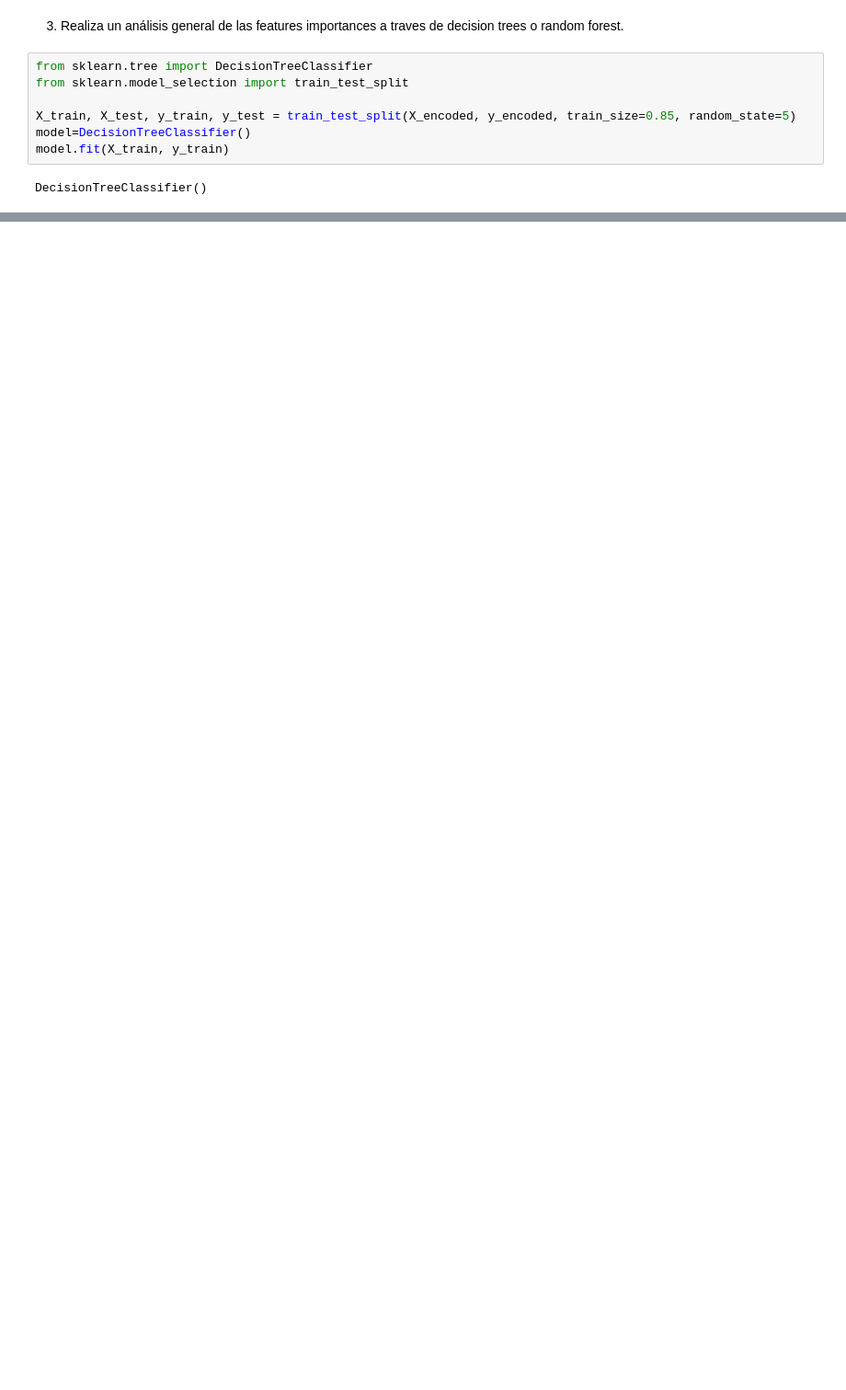
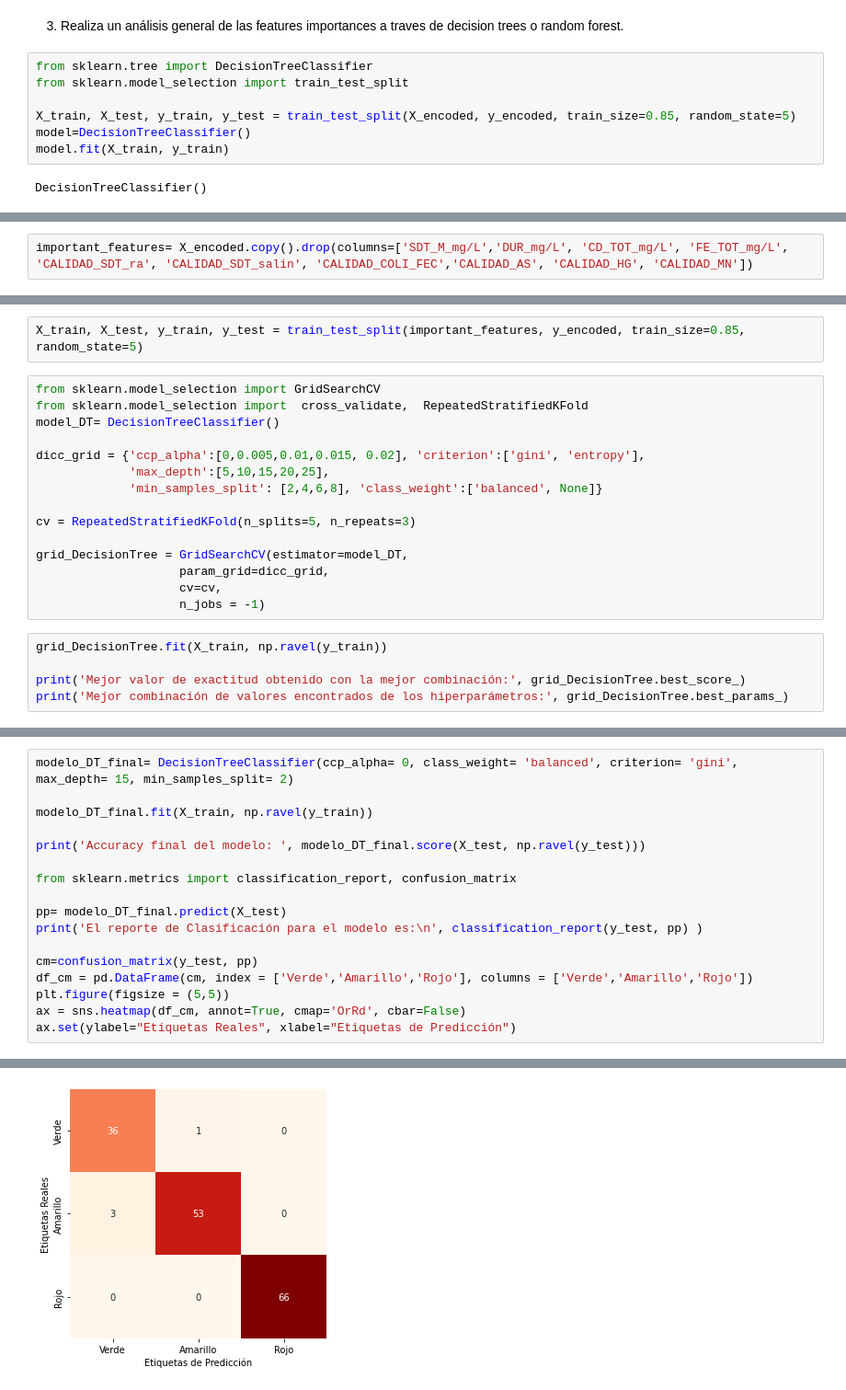
Before and after one commit to PosgradoMNA/actividades-del-projecto-team-1, a Jupyter notebook: Reto/Reto_Equipo2.ipynb, the cells around one changed output, grey strips where cells are left out. Shown at 92% size. Saved outputs shown, nothing was run; the diff lists cells and outputs as text; blank space fills up the shorter version.

```diff
--- a/Reto/Reto_Equipo2.ipynb
+++ b/Reto/Reto_Equipo2.ipynb
@@ -929,0 +941,2 @@ array([0.0232712 , 0.03488747, 0.        , 0.21447352, 0.18299082,
+# %%
+important_features= X_encoded.copy().drop(columns=['SDT_M_mg/L','DUR_mg/L', 'CD_TOT_mg/L', 'FE_TOT_mg/L', 'CALIDAD_SDT_ra', 'CALIDAD_SDT_salin', 'CALIDAD_COLI_FEC','CALIDAD_AS', 'CALIDAD_HG', 'CALIDAD_MN'])
@@ -929,0 +954,22 @@ array([0.0232712 , 0.03488747, 0.        , 0.21447352, 0.18299082,
+# %%
+X_train, X_test, y_train, y_test = train_test_split(important_features, y_encoded, train_size=0.85, random_state=5)
+# %%
+from sklearn.model_selection import GridSearchCV
+from sklearn.model_selection import  cross_validate,  RepeatedStratifiedKFold
+model_DT= DecisionTreeClassifier()
+
+dicc_grid = {'ccp_alpha':[0,0.005,0.01,0.015, 0.02], 'criterion':['gini', 'entropy'],
+             'max_depth':[5,10,15,20,25],
+             'min_samples_split': [2,4,6,8], 'class_weight':['balanced', None]}
+
+cv = RepeatedStratifiedKFold(n_splits=5, n_repeats=3)
+
+grid_DecisionTree = GridSearchCV(estimator=model_DT,
+                    param_grid=dicc_grid,
+                    cv=cv,
+                    n_jobs = -1)
+# %%
+grid_DecisionTree.fit(X_train, np.ravel(y_train))
+
+print('Mejor valor de exactitud obtenido con la mejor combinación:', grid_DecisionTree.best_score_)
+print('Mejor combinación de valores encontrados de los hiperparámetros:', grid_DecisionTree.best_params_)
@@ -929,0 +980,18 @@ array([0.0232712 , 0.03488747, 0.        , 0.21447352, 0.18299082,
+# %%
+modelo_DT_final= DecisionTreeClassifier(ccp_alpha= 0, class_weight= 'balanced', criterion= 'gini', max_depth= 15, min_samples_split= 2)
+
+modelo_DT_final.fit(X_train, np.ravel(y_train))
+
+print('Accuracy final del modelo: ', modelo_DT_final.score(X_test, np.ravel(y_test)))
+
+from sklearn.metrics import classification_report, confusion_matrix
+
+pp= modelo_DT_final.predict(X_test)
+print('El reporte de Clasificación para el modelo es:\n', classification_report(y_test, pp) )
+
+cm=confusion_matrix(y_test, pp)
+df_cm = pd.DataFrame(cm, index = ['Verde','Amarillo','Rojo'], columns = ['Verde','Amarillo','Rojo'])
+plt.figure(figsize = (5,5))
+ax = sns.heatmap(df_cm, annot=True, cmap='OrRd', cbar=False)
+ax.set(ylabel="Etiquetas Reales", xlabel="Etiquetas de Predicción")
+# %% [output]
@@ -929,0 +1011 @@ array([0.0232712 , 0.03488747, 0.        , 0.21447352, 0.18299082,
+[figure, added]
```
Also changed, not shown: parts of 18 cells of this notebook.
